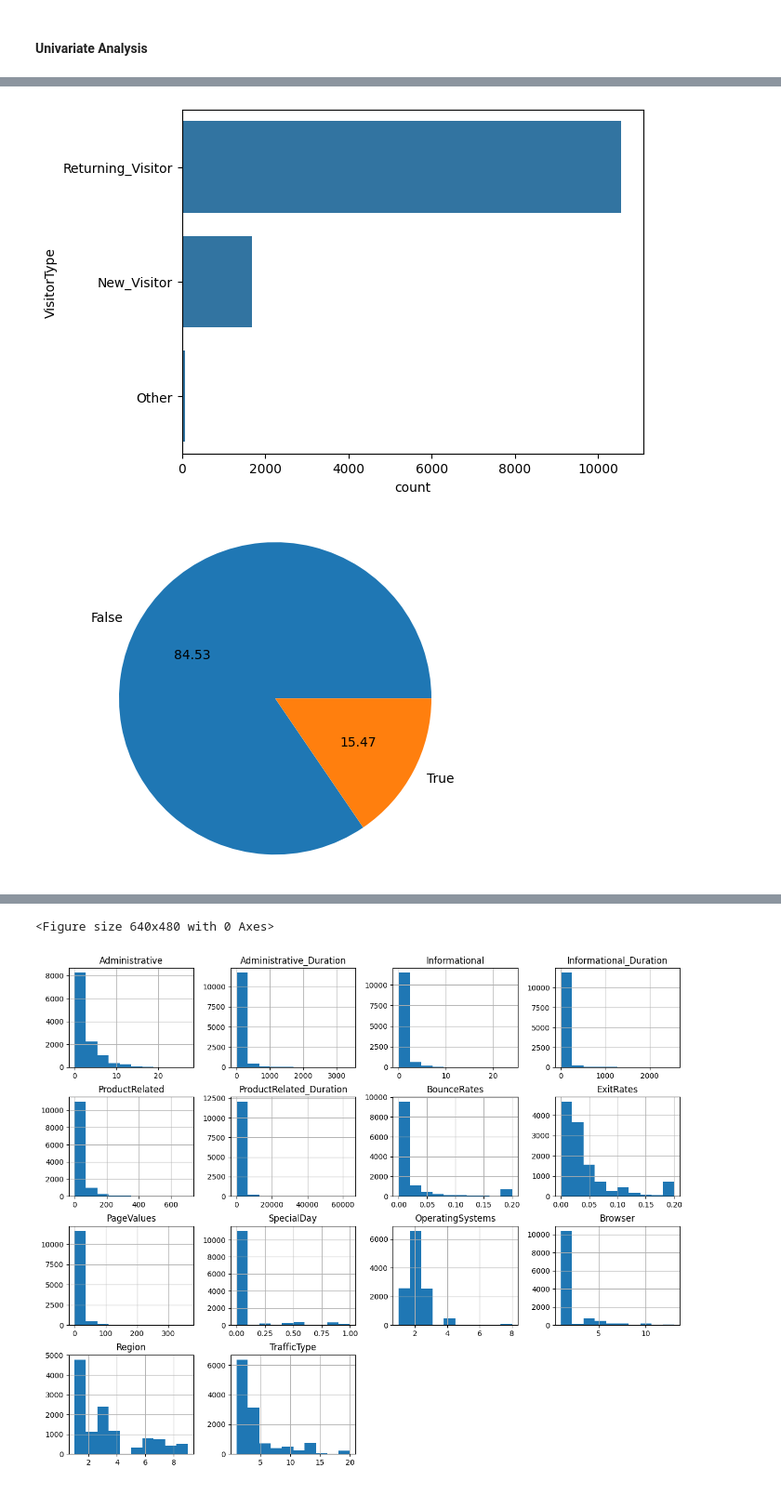
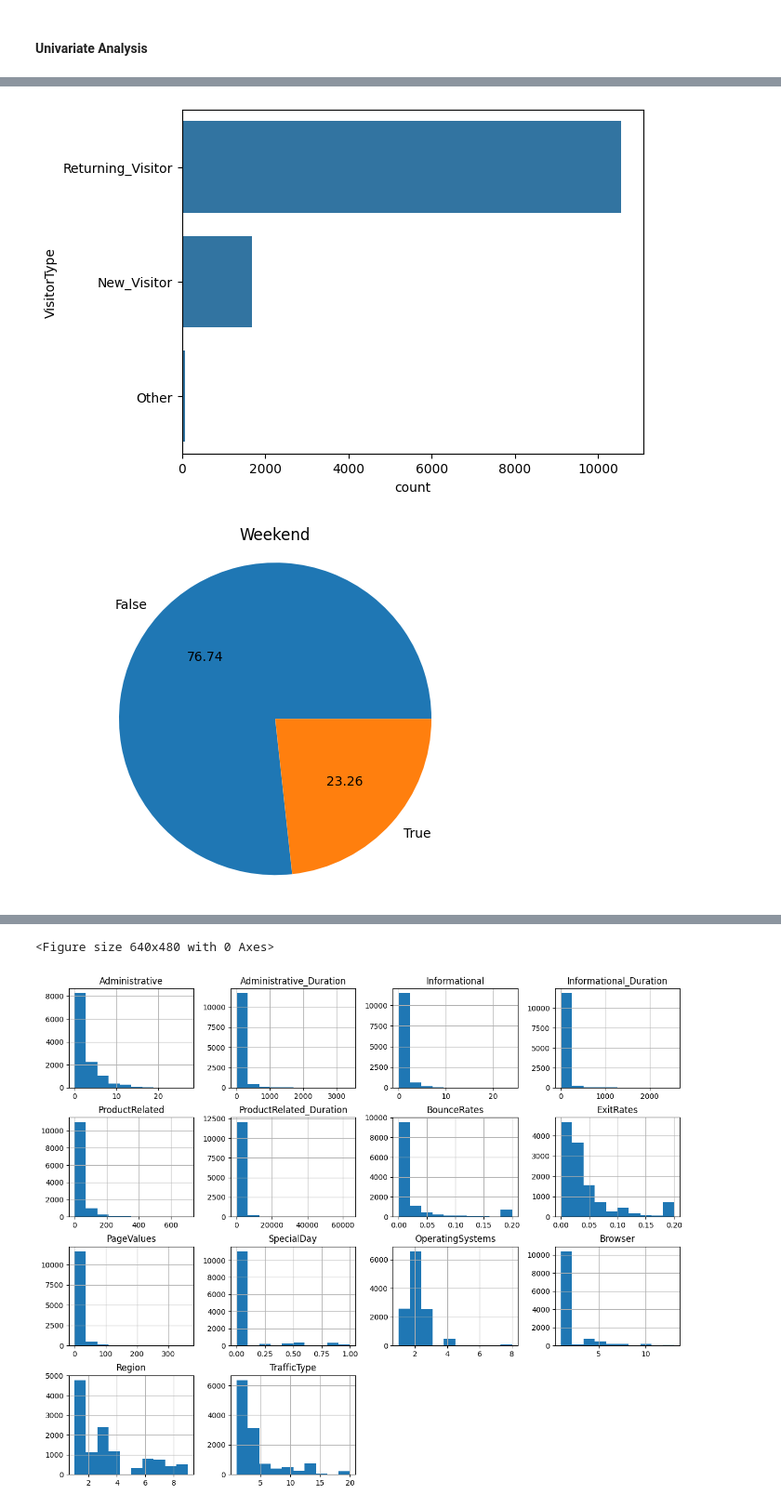
Before and after one commit to Sartxy/MyProject, a Jupyter notebook: Project.ipynb, the cells around one changed output, grey strips where cells are left out. Shown at 93% size. Saved outputs shown, nothing was run; the diff lists cells and outputs as text; code cells hidden in the pictures.

```diff
--- a/Project.ipynb
+++ b/Project.ipynb
@@ -127,17 +127,23 @@ dtype: int64
 # %%
-cat_var = pd.concat([X.select_dtypes('object'),y],axis=1)
+cat_var = pd.concat([X.select_dtypes(['object']),X['Weekend'],y],axis=1)
 num_var = X.select_dtypes('number')
 # %%
 # cat_var
-for col in cat_var.columns[:-1]:
+for col in cat_var.columns[:-2]:
   sns.countplot(cat_var[col])
   plt.show()
   plt.clf()
-cat_var.groupby('Revenue').size().plot(kind='pie',autopct='%.2f')
+cat_var.groupby('Weekend').size().plot(kind='pie',autopct='%.2f')
+plt.title('Weekend')
 plt.axis('equal')
 plt.show()
 plt.clf()
+cat_var.groupby('Revenue').size().plot(kind='pie',autopct='%.2f')
+plt.title('Revenue')
+plt.axis('equal')
+plt.show()
+plt.clf()
 # %% [output]
 [figure]
 [figure]
-[figure, old version]
+[figure, new version]
```
Also changed, not shown: parts of 14 cells of this notebook.
